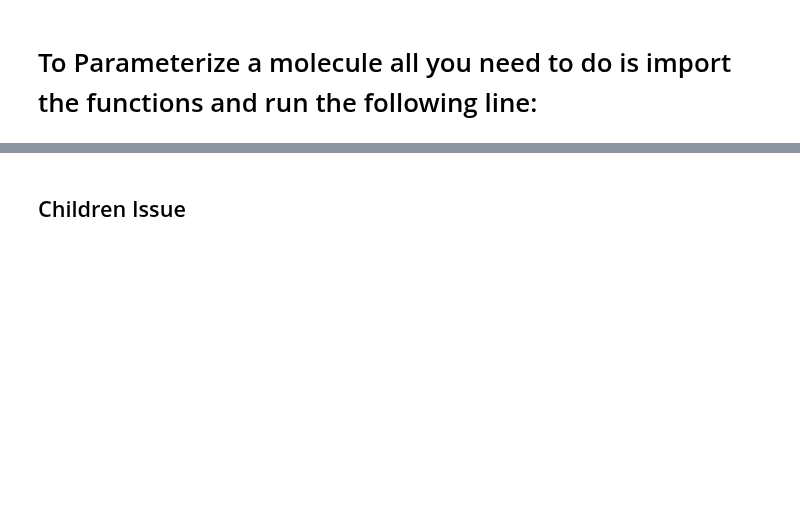
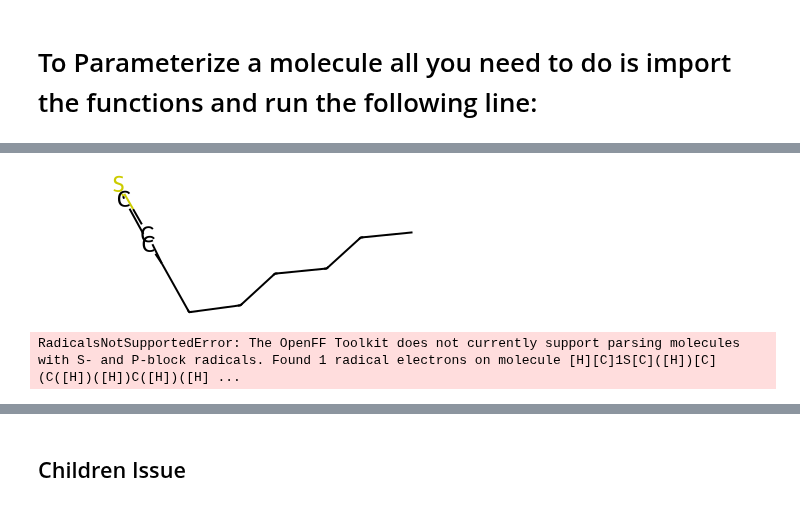
Before and after one commit to cmelab/forcefields, a Jupyter notebook: esp_xml.ipynb, the cells around one changed output, grey strips where cells are left out. Cells and saved outputs as stored; diff of their text form; code cells hidden in the pictures; blank space fills up the shorter version.

```diff
--- a/esp_xml.ipynb
+++ b/esp_xml.ipynb
@@ -20,0 +59,9 @@ LICENSE: No product keys!
+# %%
+rdmol
+# %% [output]
+[figure, added]
+# %%
+from openff.toolkit import Molecule
+from_rdmol = Molecule.from_rdkit(rdmol)
+# %% [output]
+RadicalsNotSupportedError: The OpenFF Toolkit does not currently support parsing molecules with S- and P-block radicals. Found 1 radical electrons on molecule [H][C]1S[C]([H])[C](C([H])([H])C([H])([H] ...
```
Also changed, not shown: parts of 34 cells of this notebook, 47 other files.
